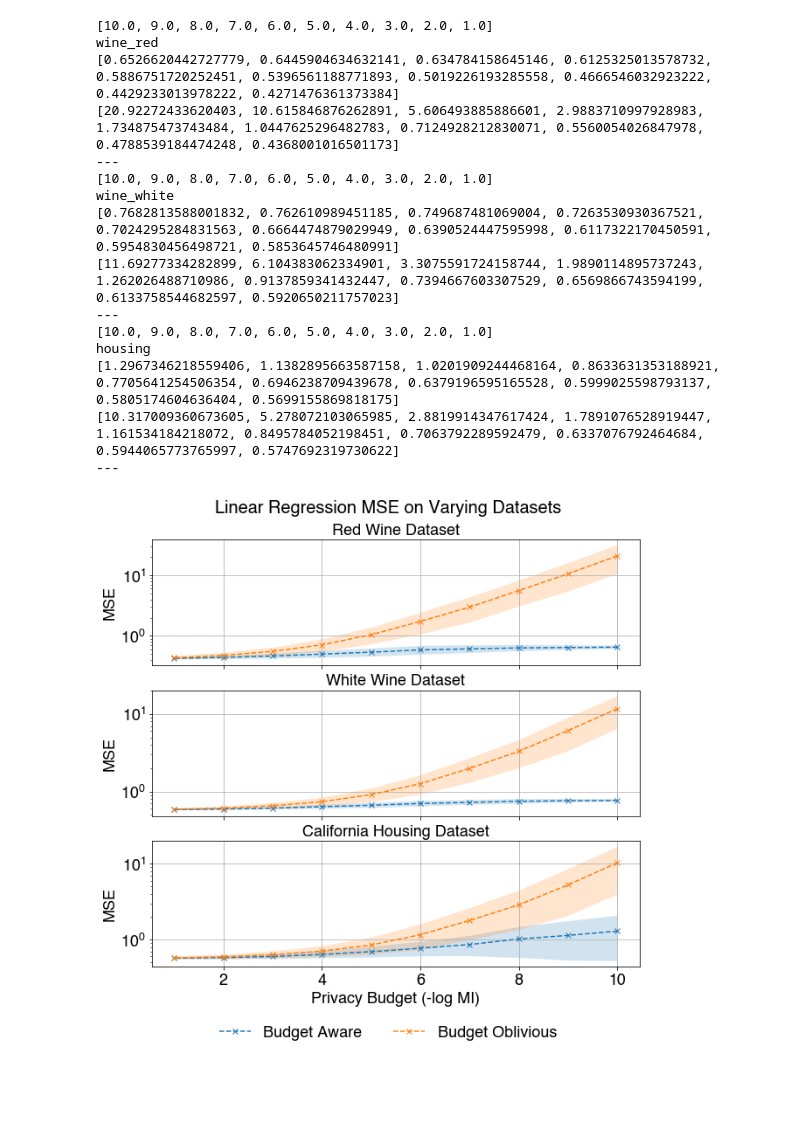
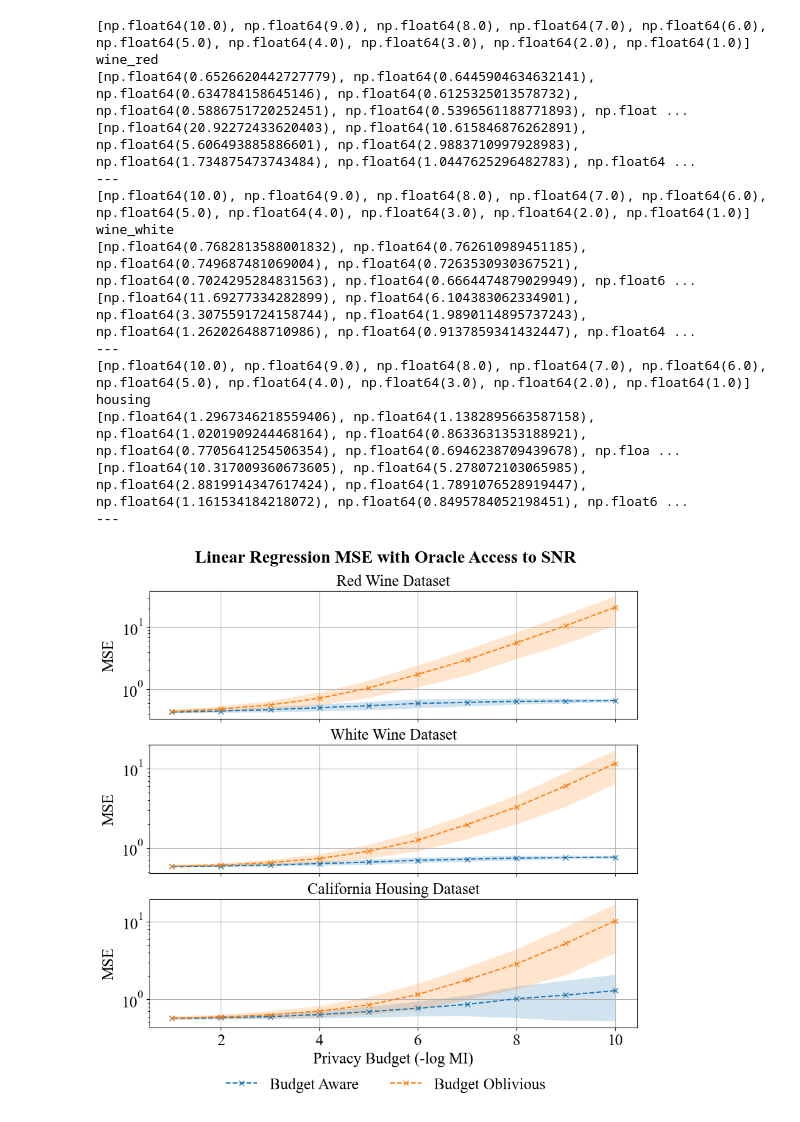
Before and after one commit to mayuri95/designing_for_privacy, a Jupyter notebook: pac_private_rr/ridge_regression_mses.ipynb, the cells around one changed output. Saved outputs shown, nothing was run; the diff lists cells and outputs as text; code cells hidden in the pictures; blank space fills up the shorter version.

```diff
--- a/pac_private_rr/ridge_regression_mses.ipynb
+++ b/pac_private_rr/ridge_regression_mses.ipynb
@@ -9,8 +9,10 @@ from matplotlib import rc
 
 import matplotlib as mpl
 
-rc('font',**{'family':'sans-serif','sans-serif':['Helvetica']})
-plt.rcParams["font.family"] = "Helvetica"
+# rc('font',**{'family':'sans-serif','sans-serif':['Helvetica']})
+# plt.rcParams["font.family"] = "Helvetica"
+plt.rcParams["font.family"] = "Times New Roman"
+plt.rcParams["font.serif"] = ["Times New Roman"]
 
 rc('text', usetex=False)
 # %%
@@ -90,44 +92,44 @@ for data_ind, data in enumerate(['wine_red', 'wine_white', 'housing']):
     ax.set_title(f"{names[data_ind]} Dataset", fontsize=18, fontweight='normal')
     ax.set_ylabel("MSE", fontsize=18)
 
 ax.set_xlabel("Privacy Budget (-log MI)", fontsize=18)
 
 # fig.subplots_adjust(bottom=0.18)
 
 leg=fig.legend(
     handles=global_handles,
     labels=global_labels,
     ncol = 4,
     bbox_to_anchor=(0.5, -0.03),
     loc='lower center',
     fontsize=18,
     frameon=False
 )
-title = fig.suptitle("Linear Regression MSE on Varying Datasets", fontsize=20, fontweight="bold", y=0.95)
+title = fig.suptitle("Linear Regression MSE with Oracle Access to SNR", fontsize=20, fontweight="bold", y=0.95)
 fig.canvas.draw()
 fig.savefig("../figs/regression_exact_lams.pdf", bbox_inches="tight", bbox_extra_artists=(leg, title), pad_inches=0.04)
 
 # fig.tight_layout(rect=[0, 0, 1, 0.96])
 # # plt.show()
 
 # plt.savefig('figs/regression_exact_lams.pdf')
 # %% [output]
-[10.0, 9.0, 8.0, 7.0, 6.0, 5.0, 4.0, 3.0, 2.0, 1.0]
+[np.float64(10.0), np.float64(9.0), np.float64(8.0), np.float64(7.0), np.float64(6.0), np.float64(5.0), np.float64(4.0), np.float64(3.0), np.float64(2.0), np.float64(1.0)]
 wine_red
-[0.6526620442727779, 0.6445904634632141, 0.634784158645146, 0.6125325013578732, 0.5886751720252451, 0.5396561188771893, 0.5019226193285558, 0.4666546032923222, 0.4429233013978222, 0.4271476361373384]
-[20.92272433620403, 10.615846876262891, 5.606493885886601, 2.9883710997928983, 1.734875473743484, 1.0447625296482783, 0.7124928212830071, 0.5560054026847978, 0.4788539184474248, 0.4368001016501173]
+[np.float64(0.6526620442727779), np.float64(0.6445904634632141), np.float64(0.634784158645146), np.float64(0.6125325013578732), np.float64(0.5886751720252451), np.float64(0.5396561188771893), np.float ...
+[np.float64(20.92272433620403), np.float64(10.615846876262891), np.float64(5.606493885886601), np.float64(2.9883710997928983), np.float64(1.734875473743484), np.float64(1.0447625296482783), np.float64 ...
 ---
-[10.0, 9.0, 8.0, 7.0, 6.0, 5.0, 4.0, 3.0, 2.0, 1.0]
+[np.float64(10.0), np.float64(9.0), np.float64(8.0), np.float64(7.0), np.float64(6.0), np.float64(5.0), np.float64(4.0), np.float64(3.0), np.float64(2.0), np.float64(1.0)]
 wine_white
-[0.7682813588001832, 0.762610989451185, 0.749687481069004, 0.7263530930367521, 0.7024295284831563, 0.6664474879029949, 0.6390524447595998, 0.6117322170450591, 0.5954830456498721, 0.5853645746480991]
-[11.69277334282899, 6.104383062334901, 3.3075591724158744, 1.9890114895737243, 1.262026488710986, 0.9137859341432447, 0.7394667603307529, 0.6569866743594199, 0.6133758544682597, 0.5920650211757023]
+[np.float64(0.7682813588001832), np.float64(0.762610989451185), np.float64(0.749687481069004), np.float64(0.7263530930367521), np.float64(0.7024295284831563), np.float64(0.6664474879029949), np.float6 ...
+[np.float64(11.69277334282899), np.float64(6.104383062334901), np.float64(3.3075591724158744), np.float64(1.9890114895737243), np.float64(1.262026488710986), np.float64(0.9137859341432447), np.float64 ...
 ---
-[10.0, 9.0, 8.0, 7.0, 6.0, 5.0, 4.0, 3.0, 2.0, 1.0]
+[np.float64(10.0), np.float64(9.0), np.float64(8.0), np.float64(7.0), np.float64(6.0), np.float64(5.0), np.float64(4.0), np.float64(3.0), np.float64(2.0), np.float64(1.0)]
 housing
-[1.2967346218559406, 1.1382895663587158, 1.0201909244468164, 0.8633631353188921, 0.7705641254506354, 0.6946238709439678, 0.6379196595165528, 0.5999025598793137, 0.5805174604636404, 0.5699155869818175]
-[10.317009360673605, 5.278072103065985, 2.8819914347617424, 1.7891076528919447, 1.161534184218072, 0.8495784052198451, 0.7063792289592479, 0.6337076792464684, 0.5944065773765997, 0.5747692319730622]
+[np.float64(1.2967346218559406), np.float64(1.1382895663587158), np.float64(1.0201909244468164), np.float64(0.8633631353188921), np.float64(0.7705641254506354), np.float64(0.6946238709439678), np.floa ...
+[np.float64(10.317009360673605), np.float64(5.278072103065985), np.float64(2.8819914347617424), np.float64(1.7891076528919447), np.float64(1.161534184218072), np.float64(0.8495784052198451), np.float6 ...
 ---
-[figure, old version]
+[figure, new version]
 # %%
 dp_results = json.load(open('dp_adassp_results.json'))
 # %%
```
Also changed, not shown: parts of 1 cell of this notebook, 3 other files.
